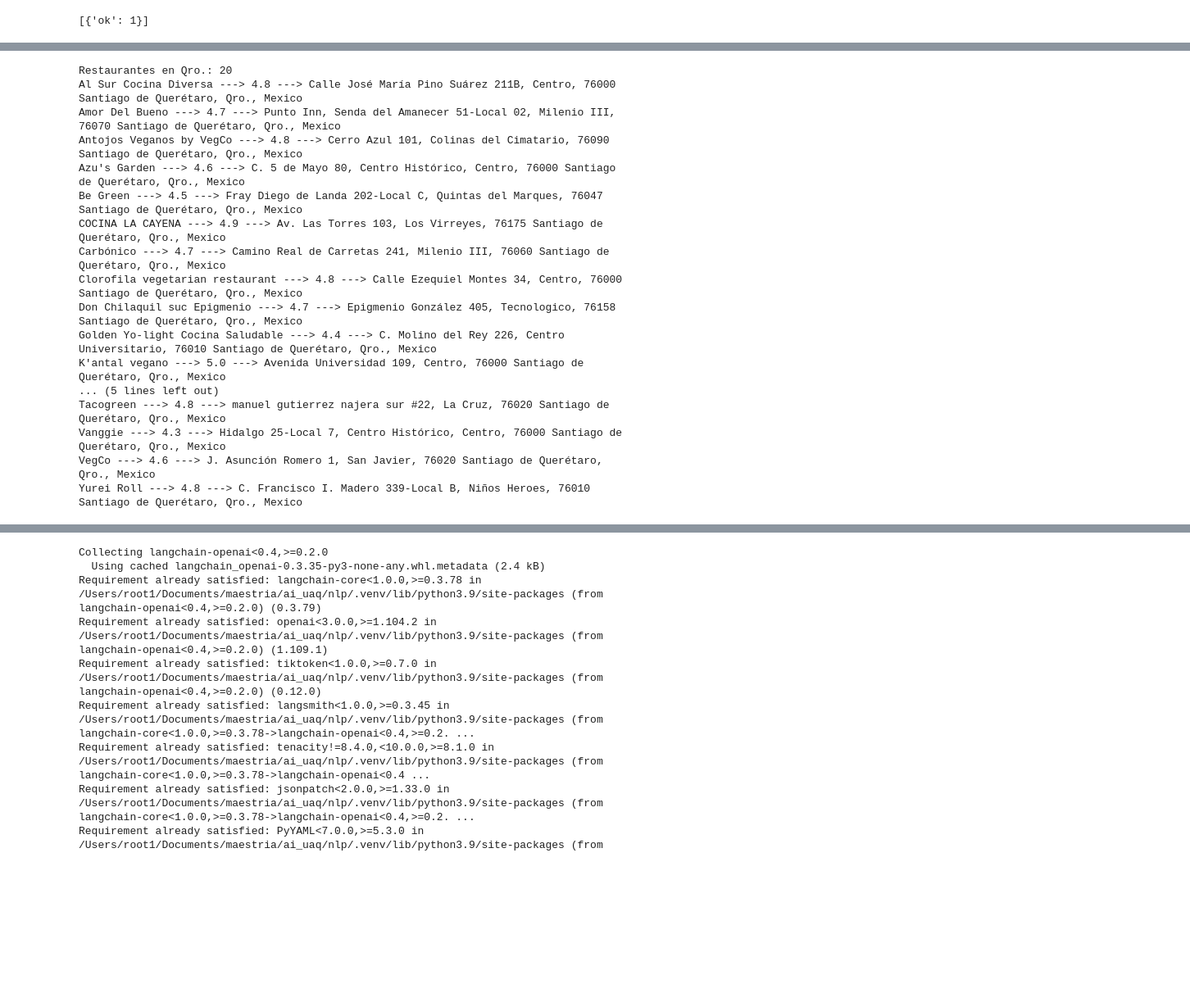
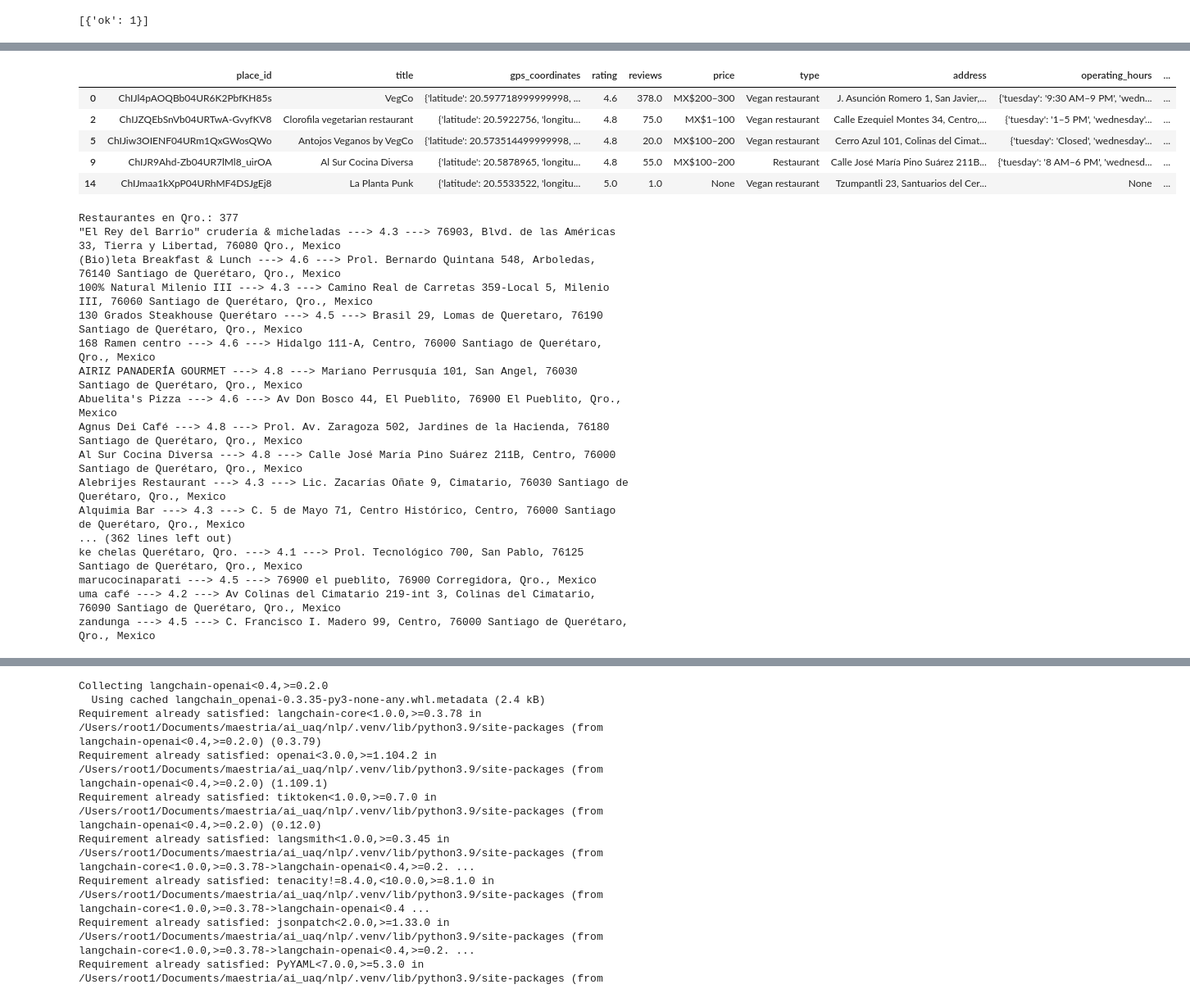
Before and after one commit to vmaya7/Graph-Rag-with-Folium, a Jupyter notebook: notebooks/DB.ipynb, the cells around one changed output, grey strips where cells are left out. Shown at 82% size. Drawn from its saved outputs; the diff is of its cells as text; code cells hidden in the pictures; blank space fills up the shorter version.

```diff
--- a/notebooks/DB.ipynb
+++ b/notebooks/DB.ipynb
@@ -108,3 +151,12 @@ df.head(1)
+# %%
+df.head()
+# %% [output]
+|  | place_id | title | gps_coordinates | rating | reviews | price | type | address | operating_hours | ... |
+| 0 | ChIJl4pAOQBb04UR6K2PbfKH85s | VegCo | {'latitude': 20.597718999999998, ... | 4.6 | 378.0 | MX$200–300 | Vegan restaurant | J. Asunción Romero 1, San Javier,... | {'tuesday': '9:30 AM–9 PM', 'wedn... | ... |
+| 2 | ChIJZQEbSnVb04URTwA-GvyfKV8 | Clorofila vegetarian restaurant | {'latitude': 20.5922756, 'longitu... | 4.8 | 75.0 | MX$1–100 | Vegan restaurant | Calle Ezequiel Montes 34, Centro,... | {'tuesday': '1–5 PM', 'wednesday'... | ... |
+| 5 | ChIJiw3OIENF04URm1QxGWosQWo | Antojos Veganos by VegCo | {'latitude': 20.573514499999998, ... | 4.8 | 20.0 | MX$100–200 | Vegan restaurant | Cerro Azul 101, Colinas del Cimat... | {'tuesday': 'Closed', 'wednesday'... | ... |
+| 9 | ChIJR9Ahd-Zb04UR7lMl8_uirOA | Al Sur Cocina Diversa | {'latitude': 20.5878965, 'longitu... | 4.8 | 55.0 | MX$100–200 | Restaurant | Calle José María Pino Suárez 211B... | {'tuesday': '8 AM–6 PM', 'wednesd... | ... |
+| 14 | ChIJmaa1kXpP04URhMF4DSJgEj8 | La Planta Punk | {'latitude': 20.5533522, 'longitu... | 5.0 | 1.0 | None | Vegan restaurant | Tzumpantli 23, Santuarios del Cer... | None | ... |
 # %%
 # -*- coding: utf-8 -*-
 """
@@ -325,7 +377,14 @@ def reset_database():
     run("MATCH (n) DETACH DELETE n")
 
     # 2) Constraints/Índices
-    run("CREATE CONSTRAINT IF NOT EXISTS FOR (r:Restaurant) REQUIRE r.place_id IS UNIQUE")
+    ##run("CREATE CONSTRAINT IF NOT EXISTS FOR (r:Restaurant) REQUIRE r.place_id IS UNIQUE")
+    run("DROP CONSTRAINT restaurant_title IF EXISTS")
+    run("""
+    CREATE CONSTRAINT restaurant_place_id_unique IF NOT EXISTS
+    FOR (r:Restaurant) REQUIRE r.place_id IS UNIQUE
+    """)
+
+
     run("CREATE CONSTRAINT IF NOT EXISTS FOR (c:City)       REQUIRE c.name IS UNIQUE")
 
     # Catálogos
@@ -362,8 +421,7 @@ def reset_database():
         ON CREATE SET c.aliases = $aliases, c.createdAt = timestamp()
         ON MATCH  SET c.aliases = $aliases
     """, {"name": CITY_NAME, "aliases": CITY_ALIASES})
-
-# ---------------------------
+# --------------------------
 # Preparación de filas desde df
 # ---------------------------
 def build_rows_from_df(df: pd.DataFrame):
@@ -668,23 +726,23 @@ print(f"Restaurantes en Qro.: {len(results)}")
 for r in results:
     print(r.get("title"), '--->' ,r.get("rating"), '--->', r.get("address"))
 # %% [output]
-Restaurantes en Qro.: 20
+Restaurantes en Qro.: 377
+"El Rey del Barrio" crudería & micheladas ---> 4.3 ---> 76903, Blvd. de las Américas 33, Tierra y Libertad, 76080 Qro., Mexico
+(Bio)leta Breakfast & Lunch ---> 4.6 ---> Prol. Bernardo Quintana 548, Arboledas, 76140 Santiago de Querétaro, Qro., Mexico
+100% Natural Milenio III ---> 4.3 ---> Camino Real de Carretas 359-Local 5, Milenio III, 76060 Santiago de Querétaro, Qro., Mexico
+130 Grados Steakhouse Querétaro ---> 4.5 ---> Brasil 29, Lomas de Queretaro, 76190 Santiago de Querétaro, Qro., Mexico
+168 Ramen centro ---> 4.6 ---> Hidalgo 111-A, Centro, 76000 Santiago de Querétaro, Qro., Mexico
+AIRIZ PANADERÍA GOURMET ---> 4.8 ---> Mariano Perrusquía 101, San Angel, 76030 Santiago de Querétaro, Qro., Mexico
+Abuelita's Pizza ---> 4.6 ---> Av Don Bosco 44, El Pueblito, 76900 El Pueblito, Qro., Mexico
+Agnus Dei Café ---> 4.8 ---> Prol. Av. Zaragoza 502, Jardines de la Hacienda, 76180 Santiago de Querétaro, Qro., Mexico
 Al Sur Cocina Diversa ---> 4.8 ---> Calle José María Pino Suárez 211B, Centro, 76000 Santiago de Querétaro, Qro., Mexico
-Amor Del Bueno ---> 4.7 ---> Punto Inn, Senda del Amanecer 51-Local 02, Milenio III, 76070 Santiago de Querétaro, Qro., Mexico
-Antojos Veganos by VegCo ---> 4.8 ---> Cerro Azul 101, Colinas del Cimatario, 76090 Santiago de Querétaro, Qro., Mexico
-Azu's Garden ---> 4.6 ---> C. 5 de Mayo 80, Centro Histórico, Centro, 76000 Santiago de Querétaro, Qro., Mexico
-Be Green ---> 4.5 ---> Fray Diego de Landa 202-Local C, Quintas del Marques, 76047 Santiago de Querétaro, Qro., Mexico
-COCINA LA CAYENA ---> 4.9 ---> Av. Las Torres 103, Los Virreyes, 76175 Santiago de Querétaro, Qro., Mexico
-Carbónico ---> 4.7 ---> Camino Real de Carretas 241, Milenio III, 76060 Santiago de Querétaro, Qro., Mexico
-Clorofila vegetarian restaurant ---> 4.8 ---> Calle Ezequiel Montes 34, Centro, 76000 Santiago de Querétaro, Qro., Mexico
-Don Chilaquil suc Epigmenio ---> 4.7 ---> Epigmenio González 405, Tecnologico, 76158 Santiago de Querétaro, Qro., Mexico
-Golden Yo-light Cocina Saludable ---> 4.4 ---> C. Molino del Rey 226, Centro Universitario, 76010 Santiago de Querétaro, Qro., Mexico
-K'antal vegano ---> 5.0 ---> Avenida Universidad 109, Centro, 76000 Santiago de Querétaro, Qro., Mexico
-... (5 lines left out)
-Tacogreen ---> 4.8 ---> manuel gutierrez najera sur #22, La Cruz, 76020 Santiago de Querétaro, Qro., Mexico
-Vanggie ---> 4.3 ---> Hidalgo 25-Local 7, Centro Histórico, Centro, 76000 Santiago de Querétaro, Qro., Mexico
-VegCo ---> 4.6 ---> J. Asunción Romero 1, San Javier, 76020 Santiago de Querétaro, Qro., Mexico
-Yurei Roll ---> 4.8 ---> C. Francisco I. Madero 339-Local B, Niños Heroes, 76010 Santiago de Querétaro, Qro., Mexico
+Alebrijes Restaurant ---> 4.3 ---> Lic. Zacarías Oñate 9, Cimatario, 76030 Santiago de Querétaro, Qro., Mexico
+Alquimia Bar ---> 4.3 ---> C. 5 de Mayo 71, Centro Histórico, Centro, 76000 Santiago de Querétaro, Qro., Mexico
+... (362 lines left out)
+ke chelas Querétaro, Qro. ---> 4.1 ---> Prol. Tecnológico 700, San Pablo, 76125 Santiago de Querétaro, Qro., Mexico
+marucocinaparati ---> 4.5 ---> 76900 el pueblito, 76900 Corregidora, Qro., Mexico
+uma café ---> 4.2 ---> Av Colinas del Cimatario 219-int 3, Colinas del Cimatario, 76090 Santiago de Querétaro, Qro., Mexico
+zandunga ---> 4.5 ---> C. Francisco I. Madero 99, Centro, 76000 Santiago de Querétaro, Qro., Mexico
 # %%
 def create_near_edges_haversine(graph, meters=1000, mode="walk", city=None, topk=None, debug=False):
     """
```
Also changed, not shown: parts of 12 cells of this notebook, 2 other files.
